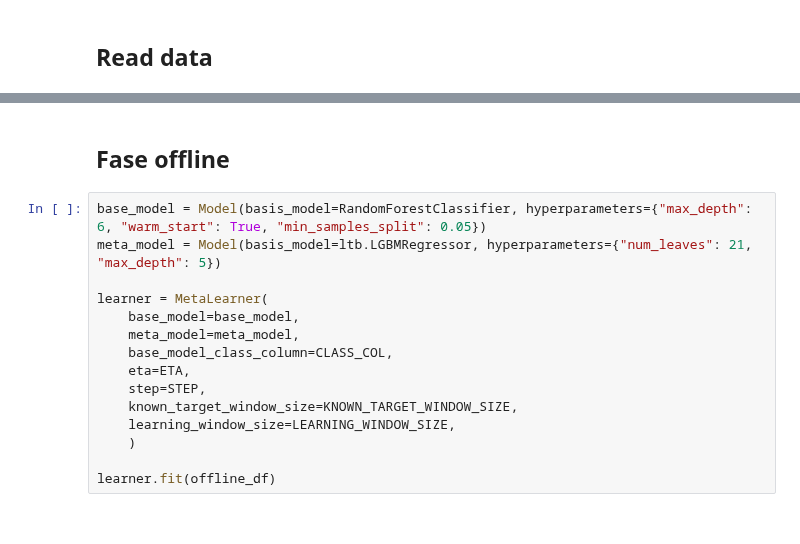
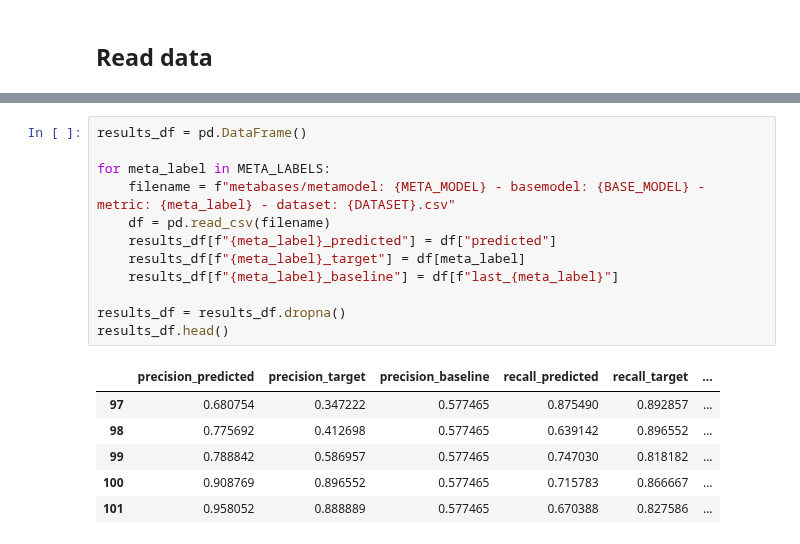
Before and after one commit to feamelo/drift-meta-learning, a Jupyter notebook: src/experiments/meta_label_metric.ipynb, the cells around one changed output, grey strips where cells are left out. Saved outputs shown, nothing was run; the diff lists cells and outputs as text.

```diff
--- a/src/experiments/meta_label_metric.ipynb
+++ b/src/experiments/meta_label_metric.ipynb
@@ -100,18 +32,20 @@ Text(0.5, 1.0, 'Cumulative gain')
-# %% [markdown]
-## Fase offline
-# %%
-base_model = Model(basis_model=RandomForestClassifier, hyperparameters={"max_depth": 6, "warm_start": True, "min_samples_split": 0.05})
-meta_model = Model(basis_model=ltb.LGBMRegressor, hyperparameters={"num_leaves": 21, "max_depth": 5})
-
-learner = MetaLearner(
-    base_model=base_model,
-    meta_model=meta_model,
-    base_model_class_column=CLASS_COL,
-    eta=ETA,
-    step=STEP,
-    known_target_window_size=KNOWN_TARGET_WINDOW_SIZE,
-    learning_window_size=LEARNING_WINDOW_SIZE,
-    )
-
-learner.fit(offline_df)
+# %%
+results_df = pd.DataFrame()
+
+for meta_label in META_LABELS:
+    filename = f"metabases/metamodel: {META_MODEL} - basemodel: {BASE_MODEL} - metric: {meta_label} - dataset: {DATASET}.csv"
+    df = pd.read_csv(filename)
+    results_df[f"{meta_label}_predicted"] = df["predicted"]
+    results_df[f"{meta_label}_target"] = df[meta_label]
+    results_df[f"{meta_label}_baseline"] = df[f"last_{meta_label}"]
+
+results_df = results_df.dropna()
+results_df.head()
+# %% [output]
+|  | precision_predicted | precision_target | precision_baseline | recall_predicted | recall_target | ... |
+| 97 | 0.680754 | 0.347222 | 0.577465 | 0.875490 | 0.892857 | ... |
+| 98 | 0.775692 | 0.412698 | 0.577465 | 0.639142 | 0.896552 | ... |
+| 99 | 0.788842 | 0.586957 | 0.577465 | 0.747030 | 0.818182 | ... |
+| 100 | 0.908769 | 0.896552 | 0.577465 | 0.715783 | 0.866667 | ... |
+| 101 | 0.958052 | 0.888889 | 0.577465 | 0.670388 | 0.827586 | ... |
 # %% [markdown]
```
Also changed, not shown: parts of 20 cells of this notebook, 7 other files.
